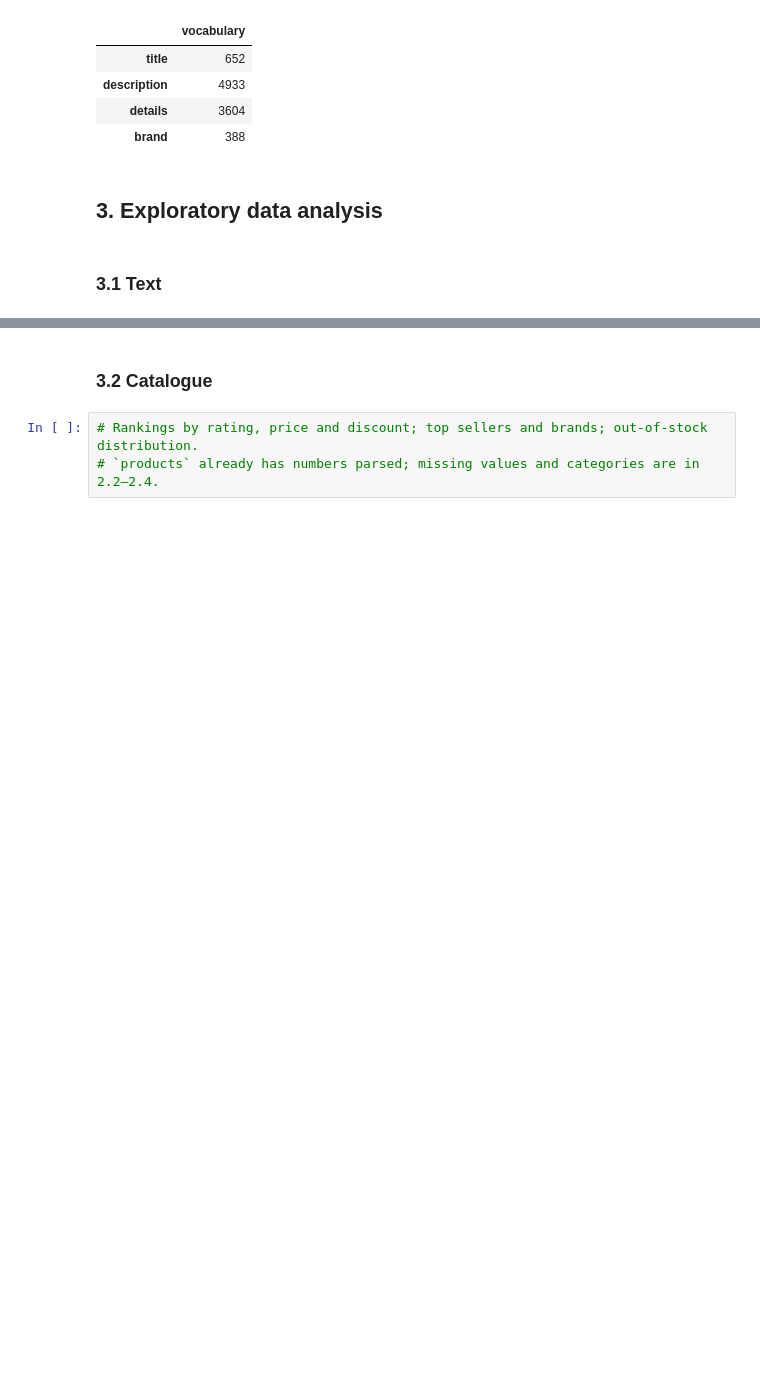
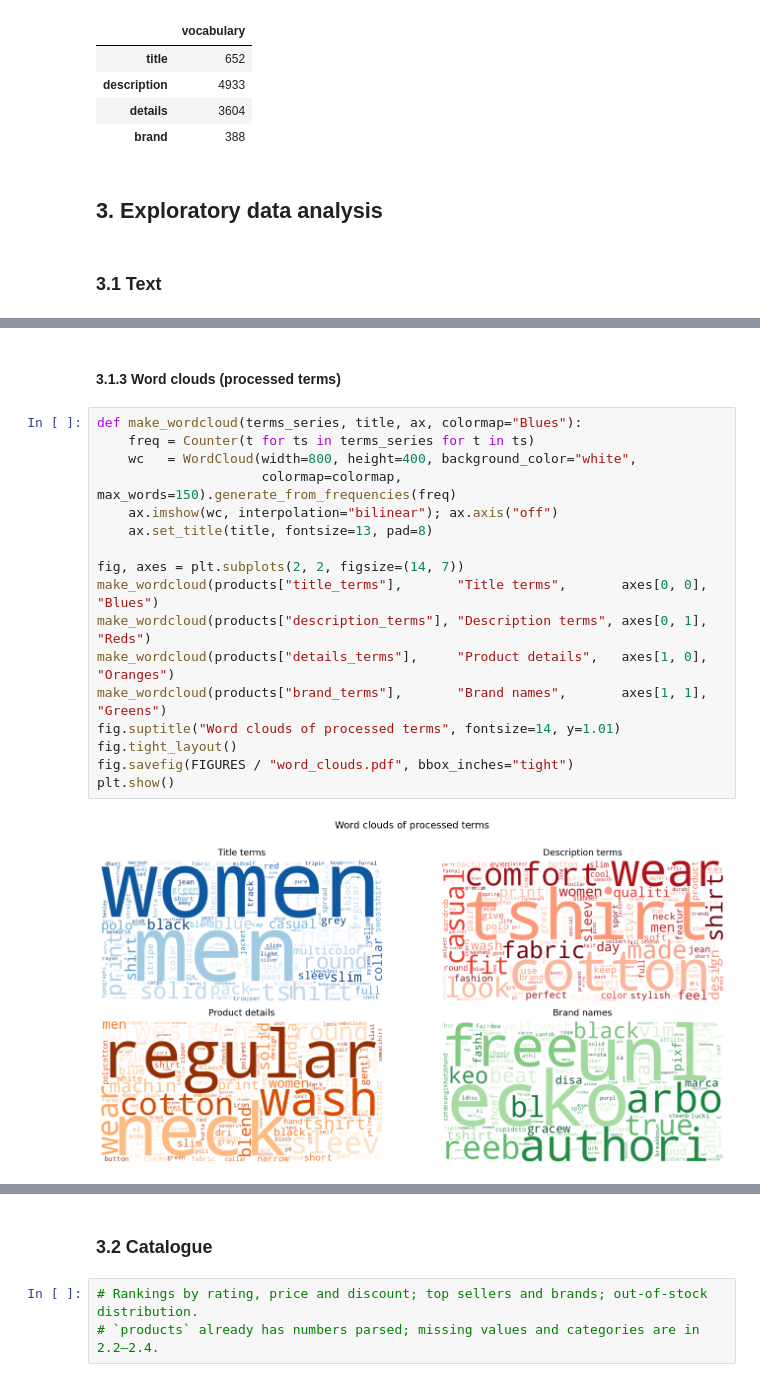
Before and after one commit to uripont/fashion-search-engine, a Jupyter notebook: notebooks/part_1.ipynb, the cells around one changed output, grey strips where cells are left out. Cells and saved outputs as stored; diff of their text form; blank space fills up the shorter version.

```diff
--- a/notebooks/part_1.ipynb
+++ b/notebooks/part_1.ipynb
@@ -254,0 +362,21 @@ validation products found: 40 / 40
+# %% [markdown]
+#### 3.1.3 Word clouds (processed terms)
+# %%
+def make_wordcloud(terms_series, title, ax, colormap="Blues"):
+    freq = Counter(t for ts in terms_series for t in ts)
+    wc   = WordCloud(width=800, height=400, background_color="white",
+                     colormap=colormap, max_words=150).generate_from_frequencies(freq)
+    ax.imshow(wc, interpolation="bilinear"); ax.axis("off")
+    ax.set_title(title, fontsize=13, pad=8)
+
+fig, axes = plt.subplots(2, 2, figsize=(14, 7))
+make_wordcloud(products["title_terms"],       "Title terms",       axes[0, 0], "Blues")
+make_wordcloud(products["description_terms"], "Description terms", axes[0, 1], "Reds")
+make_wordcloud(products["details_terms"],     "Product details",   axes[1, 0], "Oranges")
+make_wordcloud(products["brand_terms"],       "Brand names",       axes[1, 1], "Greens")
+fig.suptitle("Word clouds of processed terms", fontsize=14, y=1.01)
+fig.tight_layout()
+fig.savefig(FIGURES / "word_clouds.pdf", bbox_inches="tight")
+plt.show()
+# %% [output]
+[figure, added]
```
Also changed, not shown: parts of 24 cells of this notebook, 11 other files.
